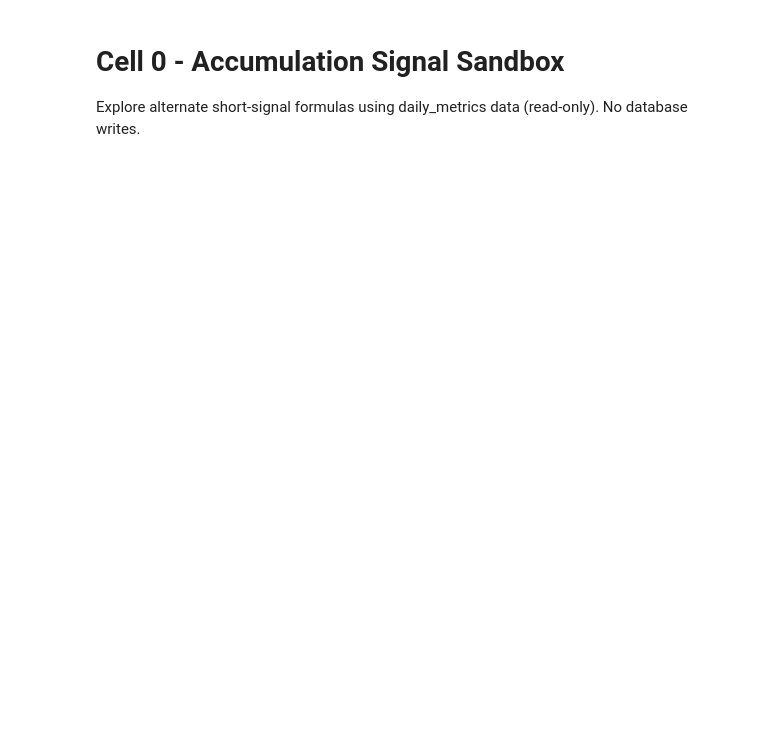
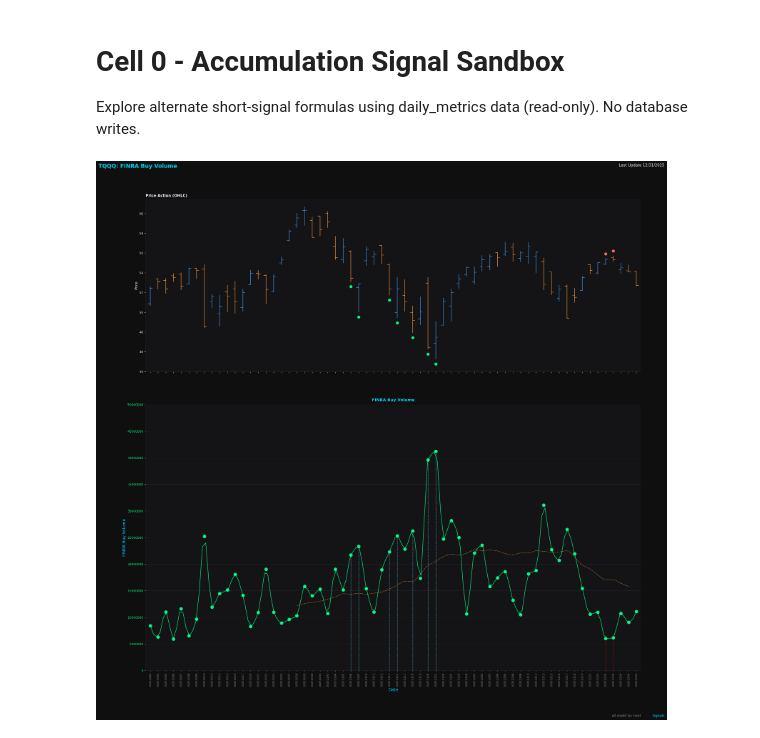
Before and after one commit to MoreCowwbell/darkpool, a Jupyter notebook: darkpool_analysis/Special_tools/WTD_VWBR_plot.ipynb, the cells around one changed output. Drawn from its saved outputs; the diff is of its cells as text; code cells hidden in the pictures; blank space fills up the shorter version.

Commit message:
WTD copy cat rollin mean added

```diff
--- a/darkpool_analysis/Special_tools/WTD_VWBR_plot.ipynb
+++ b/darkpool_analysis/Special_tools/WTD_VWBR_plot.ipynb
@@ -24,7 +24,7 @@ from darkpool_analysis.config import load_config
 config = load_config()
 
 TICKER = 'TQQQ'
-START_DATE = '2025-11-18'
+START_DATE = '2025-10-01'
 END_DATE = '2025-12-31'
 DB_PATH = config.db_path
 
@@ -36,9 +36,13 @@ THRESHOLD_K_NEG = 1.0
 BUY_SELL_SIGNAL = 'Rolling_Zscore'  # 'Mean_Threshold' or 'Rolling_Zscore'
 # Rolling Z-score settings (used when BUY_SELL_SIGNAL = 'Rolling_Zscore')
 ROLLING_WINDOW_DAYS = 20
-ZSCORE_K_BUY = 1.5
-ZSCORE_K_SELL = 1.5
-ZSCORE_MIN_PERIODS = None  # defaults to ROLLING_WINDOW_DAYS
+ZSCORE_K_BUY = 1.8
+ZSCORE_K_SELL = 1.8
+ZSCORE_MIN_PERIODS = 20  # defaults to ROLLING_WINDOW_DAYS
+
+# Rolling mean line settings (used when BUY_SELL_SIGNAL = 'Rolling_Zscore')
+ROLLING_MEAN_WINDOW_DAYS = ROLLING_WINDOW_DAYS
+ROLLING_MEAN_SHIFT_DAYS = -1  # use prior days for forward-valid mean
 
 # Figure sizing
 FIG_HEIGHT_RATIO = 1.0  # height = width * ratio
@@ -104,7 +108,7 @@ def _format_plain_int(value):
     return f'{value:,.0f}'.replace(',', '')
 
 
-def _plot_smooth_line(ax, x_values, values, color, valid_mask, linewidth=1.0, alpha=0.7, zorder=3):
+def _plot_smooth_line(ax, x_values, values, color, valid_mask, linewidth=1.0, alpha=0.7, zorder=3, linestyle='-'):
     """Plot a smooth PCHIP-interpolated line through valid data points."""
     if hasattr(valid_mask, 'sum') and valid_mask.sum() >= 3:
         valid_x = x_values[valid_mask]
@@ -130,6 +134,7 @@ def _plot_smooth_line(ax, x_values, values, color, valid_mask, linewidth=1.0, al
             linewidth=linewidth,
             alpha=alpha,
             zorder=zorder,
+            linestyle=linestyle,
         )
     else:
         ax.plot(
@@ -139,6 +144,7 @@ def _plot_smooth_line(ax, x_values, values, color, valid_mask, linewidth=1.0, al
             linewidth=linewidth,
             alpha=alpha,
             zorder=zorder,
+            linestyle=linestyle,
         )
 
 
@@ -318,7 +324,7 @@ def _compute_signal_indices(accum_series, valid_mask_series):
             bottom_n = min(5, len(accum_series[valid_mask_series]))
             neg_idx = accum_series[valid_mask_series].nsmallest(bottom_n).index
 
-        return pos_idx, neg_idx, mean_val
+        return pos_idx, neg_idx, mean_val, None
 
     if BUY_SELL_SIGNAL == 'Rolling_Zscore':
         window = int(ROLLING_WINDOW_DAYS)
@@ -330,7 +336,7 @@ def _compute_signal_indices(accum_series, valid_mask_series):
         ok_mask = valid_mask_series & rolling_mean.notna() & rolling_std.notna() & (rolling_std > 0)
         pos_mask = ok_mask & (z_scores >= ZSCORE_K_BUY)
         neg_mask = ok_mask & (z_scores <= -ZSCORE_K_SELL)
-        return accum_series[pos_mask].index, accum_series[neg_mask].index, None
+        return accum_series[pos_mask].index, accum_series[neg_mask].index, None, rolling_mean
 
     raise ValueError(f"Unknown BUY_SELL_SIGNAL mode: {BUY_SELL_SIGNAL}")
 
@@ -376,7 +382,7 @@ ax_accum.set_ylabel('FINRA Buy Volume', color=COLORS['cyan'], fontsize=12)
 ax_accum.set_title('FINRA Buy Volume', color=COLORS['cyan'], fontsize=12, fontweight='bold', loc='center', pad=10)
 
 if valid_mask.any():
-    pos_idx, neg_idx, mean_val = _compute_signal_indices(accum, valid_mask)
+    pos_idx, neg_idx, mean_val, rolling_mean = _compute_signal_indices(accum, valid_mask)
 
     if BUY_SELL_SIGNAL == 'Mean_Threshold' and mean_val is not None:
         ax_accum.axhline(
@@ -387,6 +393,26 @@ if valid_mask.any():
             alpha=0.8,
             zorder=2,
         )
+
+    if BUY_SELL_SIGNAL == 'Rolling_Zscore':
+        rolling_prior = accum.shift(int(ROLLING_MEAN_SHIFT_DAYS))
+        rolling_mean_line = rolling_prior.rolling(
+            window=int(ROLLING_MEAN_WINDOW_DAYS),
+            min_periods=int(ROLLING_MEAN_WINDOW_DAYS),
+        ).mean()
+        rolling_mask = rolling_mean_line.notna()
+        if rolling_mask.any():
+            _plot_smooth_line(
+                ax_accum,
+                x_vals,
+                rolling_mean_line,
+                COLORS['orange'],
+                rolling_mask,
+                linewidth=1.0,
+                alpha=0.8,
+                zorder=2,
+                linestyle='--',
+            )
 
     price_lows = plot_df['low'].to_numpy()
     price_highs = plot_df['high'].to_numpy()
@@ -464,30 +490,32 @@ else:
 fig.text(
     0.02,
     0.96,
     f"{TICKER}: FINRA Buy Volume",
     color=COLORS['cyan'],
     fontsize=16,
     fontweight='bold',
     ha='left',
     va='top',
 )
 fig.text(
     0.98,
     0.96,
     f"Last Update {last_update_str}",
     color=COLORS['white'],
     fontsize=11,
     ha='right',
     va='top',
 )
 
 fig.text(0.94, 0.02, 'all credit to: next', color=COLORS['text_muted'], fontsize=10, ha='right', va='bottom')
 fig.text(0.98, 0.02, 'Signals', color=COLORS['cyan'], fontsize=10, ha='right', va='bottom')
 
 
 
 # Optional save
 output_path = config.plot_dir / f"{TICKER.lower()}_wtd_vwbr_{START_DATE}_{END_DATE}.png"
 fig.savefig(output_path, dpi=150, facecolor=COLORS['background'], edgecolor='none')
 
 plt.show()
+# %% [output]
+[figure, added]
```
